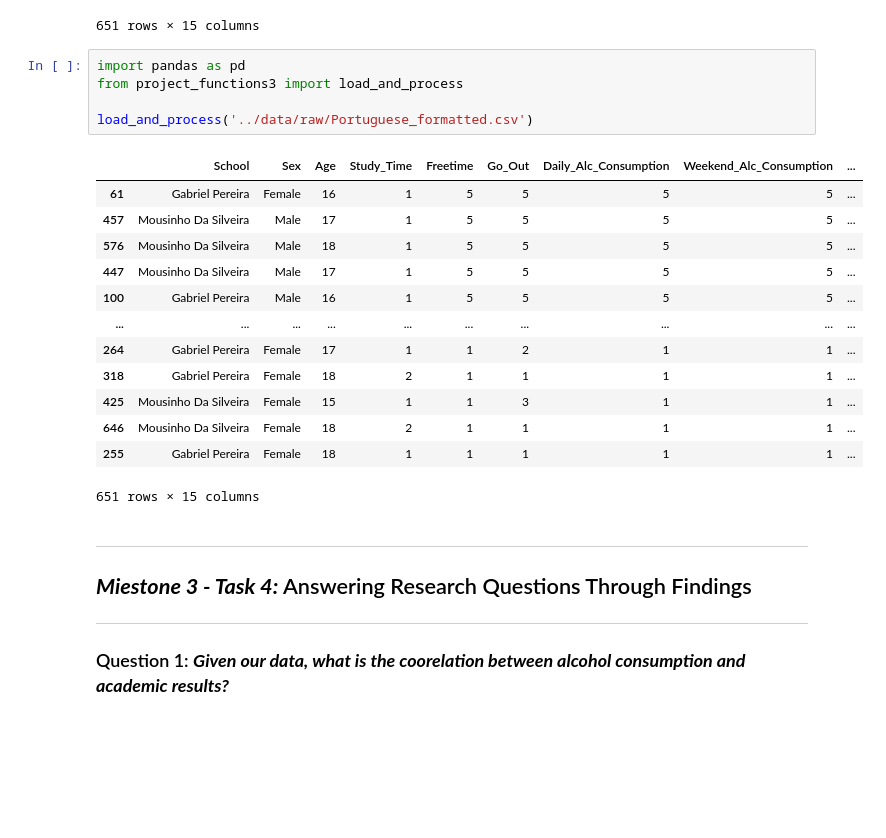
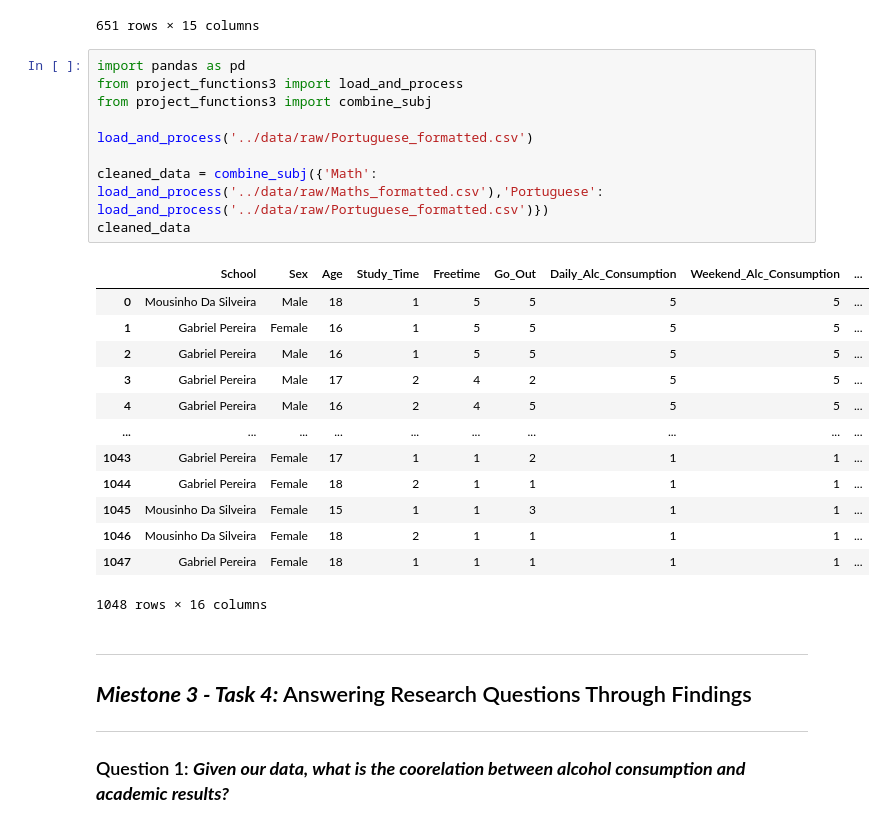
Before and after one commit to ubco-W2022T1-cosc301/project-group05, a Jupyter notebook: notebooks/analysis3.ipynb, the cells around one changed output. Drawn from its saved outputs; the diff is of its cells as text; blank space fills up the shorter version.

```diff
--- a/notebooks/analysis3.ipynb
+++ b/notebooks/analysis3.ipynb
@@ -243,22 +285,26 @@ load_and_process('../data/raw/Portuguese_formatted.csv')
 # %%
 import pandas as pd
 from project_functions3 import load_and_process
+from project_functions3 import combine_subj
 
 load_and_process('../data/raw/Portuguese_formatted.csv')
+
+cleaned_data = combine_subj({'Math': load_and_process('../data/raw/Maths_formatted.csv'),'Portuguese': load_and_process('../data/raw/Portuguese_formatted.csv')})
+cleaned_data
 # %% [output]
 |  | School | Sex | Age | Study_Time | Freetime | Go_Out | Daily_Alc_Consumption | Weekend_Alc_Consumption | ... |
-| 61 | Gabriel Pereira | Female | 16 | 1 | 5 | 5 | 5 | 5 | ... |
-| 457 | Mousinho Da Silveira | Male | 17 | 1 | 5 | 5 | 5 | 5 | ... |
-| 576 | Mousinho Da Silveira | Male | 18 | 1 | 5 | 5 | 5 | 5 | ... |
-| 447 | Mousinho Da Silveira | Male | 17 | 1 | 5 | 5 | 5 | 5 | ... |
-| 100 | Gabriel Pereira | Male | 16 | 1 | 5 | 5 | 5 | 5 | ... |
+| 0 | Mousinho Da Silveira | Male | 18 | 1 | 5 | 5 | 5 | 5 | ... |
+| 1 | Gabriel Pereira | Female | 16 | 1 | 5 | 5 | 5 | 5 | ... |
+| 2 | Gabriel Pereira | Male | 16 | 1 | 5 | 5 | 5 | 5 | ... |
+| 3 | Gabriel Pereira | Male | 17 | 2 | 4 | 2 | 5 | 5 | ... |
+| 4 | Gabriel Pereira | Male | 16 | 2 | 4 | 5 | 5 | 5 | ... |
 | ... | ... | ... | ... | ... | ... | ... | ... | ... | ... |
-| 264 | Gabriel Pereira | Female | 17 | 1 | 1 | 2 | 1 | 1 | ... |
-| 318 | Gabriel Pereira | Female | 18 | 2 | 1 | 1 | 1 | 1 | ... |
-| 425 | Mousinho Da Silveira | Female | 15 | 1 | 1 | 3 | 1 | 1 | ... |
-| 646 | Mousinho Da Silveira | Female | 18 | 2 | 1 | 1 | 1 | 1 | ... |
-| 255 | Gabriel Pereira | Female | 18 | 1 | 1 | 1 | 1 | 1 | ... |
+| 1043 | Gabriel Pereira | Female | 17 | 1 | 1 | 2 | 1 | 1 | ... |
+| 1044 | Gabriel Pereira | Female | 18 | 2 | 1 | 1 | 1 | 1 | ... |
+| 1045 | Mousinho Da Silveira | Female | 15 | 1 | 1 | 3 | 1 | 1 | ... |
+| 1046 | Mousinho Da Silveira | Female | 18 | 2 | 1 | 1 | 1 | 1 | ... |
+| 1047 | Gabriel Pereira | Female | 18 | 1 | 1 | 1 | 1 | 1 | ... |
-651 rows × 15 columns
+1048 rows × 16 columns
 # %% [markdown]
 -------------------------------------------------------------------------------------------------------------------------------------
 ## ***Miestone 3 - Task 4:*** Answering Research Questions Through Findings
```
Also changed, not shown: parts of 7 cells of this notebook, 2 other files.
